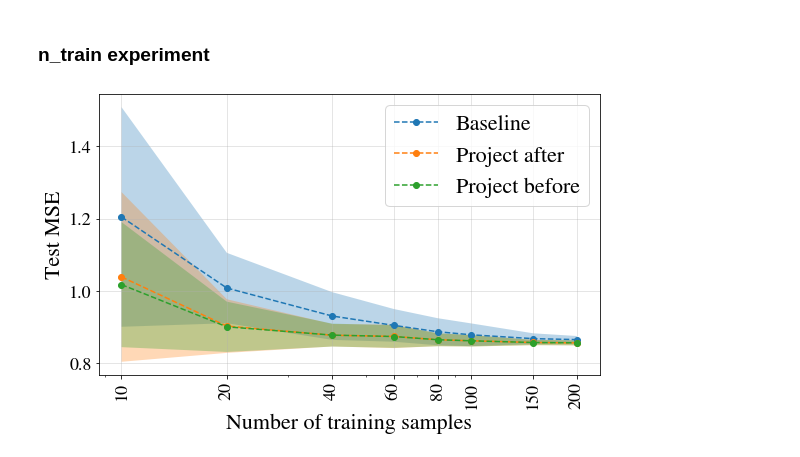
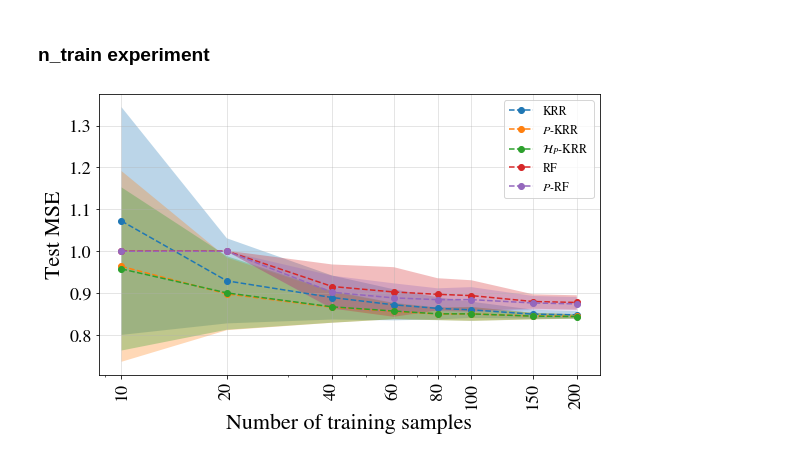
Before and after one commit to shahineb/collider-regression, a Jupyter notebook: notebooks/FaIR-experiment-score-analysis.ipynb, the cells around one changed output. Drawn from its saved outputs; the diff is of its cells as text; code cells hidden in the pictures.

```diff
--- a/notebooks/FaIR-experiment-score-analysis.ipynb
+++ b/notebooks/FaIR-experiment-score-analysis.ipynb
@@ -91,6 +111,17 @@ def paired_wilcoxon(df):
     p_df = pd.DataFrame(data=p_values, columns=cols, index=cols)
     return W_df, p_df
 
-W_df, p_df_mse = paired_wilcoxon(scores_df)
-p_df_mse
+W_df, p_df_mse = paired_wilcoxon(mse_scores_df)
+
+
+sns.set(font_scale=1.)
+fig, ax = plt.subplots(1, 1, figsize=(6, 6))
+mask = np.zeros_like(p_df_mse, dtype=bool)
+mask[np.triu_indices_from(mask)] = True
+p_df_mse[mask] = np.nan
+sns.heatmap(p_df_mse, cmap="turbo", annot=True, cbar=False, vmin=0, vmax=0.05, ax=ax)
+ax.set_title("Two-tailed Wilcoxon signed-rank test p-values", fontsize=18)
+plt.tight_layout()
+plt.savefig('pvalues-simulation-results.png', dpi=300)
+plt.show()
 # %% [output]
@@ -118,47 +223,61 @@ scores_df = scores_df.drop('seed', axis=1).groupby('ntrain').aggregate(['mean',
 # %%
 fig, ax = plt.subplots(1, 1, figsize=(8, 5))
 
 fontsize = 22
-legendsize = 22
+legendsize = 12
 labelsize = 18
 
 ntrain = scores_df.index.values.astype(int)
 
-baseline_mean = scores_df.baseline['mean']
-baseline_ub = baseline_mean + scores_df.baseline['std']
-baseline_lb = baseline_mean - scores_df.baseline['std']
+KRR_baseline_mean = scores_df['KRR-baseline']['mean']
+KRR_baseline_ub = KRR_baseline_mean + scores_df['KRR-baseline']['std']
+KRR_baseline_lb = KRR_baseline_mean - scores_df['KRR-baseline']['std']
 
-after_mean = scores_df.after['mean']
-after_ub = after_mean + scores_df.after['std']
-after_lb = after_mean - scores_df.after['std']
+KRR_after_mean = scores_df['KRR-after']['mean']
+KRR_after_ub = KRR_after_mean + scores_df['KRR-after']['std']
+KRR_after_lb = KRR_after_mean - scores_df['KRR-after']['std']
 
-before_mean = scores_df.before['mean']
-before_ub = before_mean + scores_df.before['std']
-before_lb = before_mean - scores_df.before['std']
+KRR_before_mean = scores_df['KRR-before']['mean']
+KRR_before_ub = KRR_before_mean + scores_df['KRR-before']['std']
+KRR_before_lb = KRR_before_mean - scores_df['KRR-before']['std']
+
+RF_baseline_mean = scores_df['RF-baseline']['mean']
+RF_baseline_ub = RF_baseline_mean + scores_df['RF-baseline']['std']
+RF_baseline_lb = RF_baseline_mean - scores_df['RF-baseline']['std']
+
+RF_after_mean = scores_df['RF-after']['mean']
+RF_after_ub = RF_after_mean + scores_df['RF-after']['std']
+RF_after_lb = RF_after_mean - scores_df['RF-after']['std']
 
 
-ax.plot(ntrain, baseline_mean, ls='--', marker='o', label='Baseline')
-ax.fill_between(ntrain, baseline_lb, baseline_ub, alpha=0.3)
+ax.plot(ntrain, KRR_baseline_mean, ls='--', marker='o', label='KRR')
+ax.fill_between(ntrain, KRR_baseline_lb, KRR_baseline_ub, alpha=0.3)
 
-ax.plot(ntrain, after_mean, ls='--', marker='o', label='Project after')
-ax.fill_between(ntrain, after_lb, after_ub, alpha=0.3)
+ax.plot(ntrain, KRR_after_mean, ls='--', marker='o', label=r'$P$-KRR')
+ax.fill_between(ntrain, KRR_after_lb, KRR_after_ub, alpha=0.3)
 
-ax.plot(ntrain, before_mean, ls='--', marker='o', label='Project before')
-ax.fill_between(ntrain, before_lb, before_ub, alpha=0.3)
+ax.plot(ntrain, KRR_before_mean, ls='--', marker='o', label=r'$\mathcal{H}_P$-KRR')
+ax.fill_between(ntrain, KRR_before_lb, KRR_before_ub, alpha=0.3)
+
+ax.plot(ntrain, RF_baseline_mean, ls='--', marker='o', label='RF')
+ax.fill_between(ntrain, RF_baseline_lb, RF_baseline_ub, alpha=0.3)
+
+ax.plot(ntrain, RF_after_mean, ls='--', marker='o', label=r'$P$-RF')
+ax.fill_between(ntrain, RF_after_lb, RF_after_ub, alpha=0.3)
 
 ax.set_xscale('log')
 ax.set_xticks(ntrain)
 ax.set_xticklabels(ntrain, rotation=90)
 ax.tick_params(labelsize=12)
 
 ax.set_ylabel("Test MSE", fontsize=fontsize)
 ax.set_xlabel('Number of training samples', fontsize=fontsize)
 
 
 ax.grid(alpha=0.4)
 ax.tick_params(labelsize=labelsize)
 plt.legend(fontsize=legendsize)
 plt.tight_layout()
 plt.show()
 # %% [output]
-[figure, old version]
+[figure, new version]
```
Also changed, not shown: parts of 17 cells of this notebook, 17 other files.
